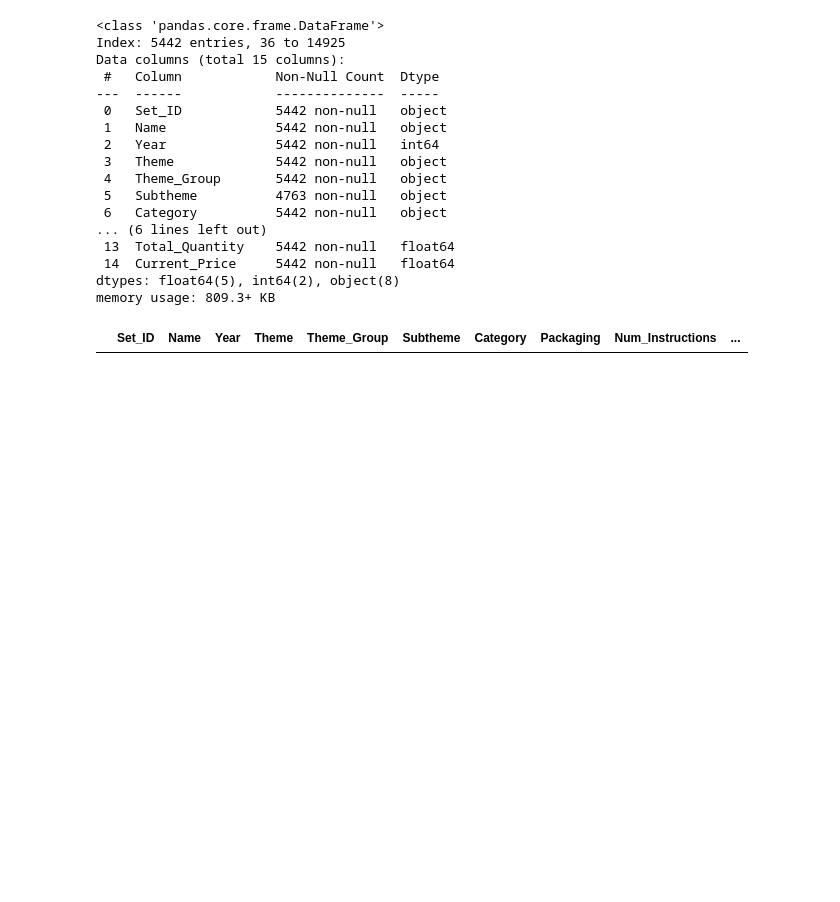
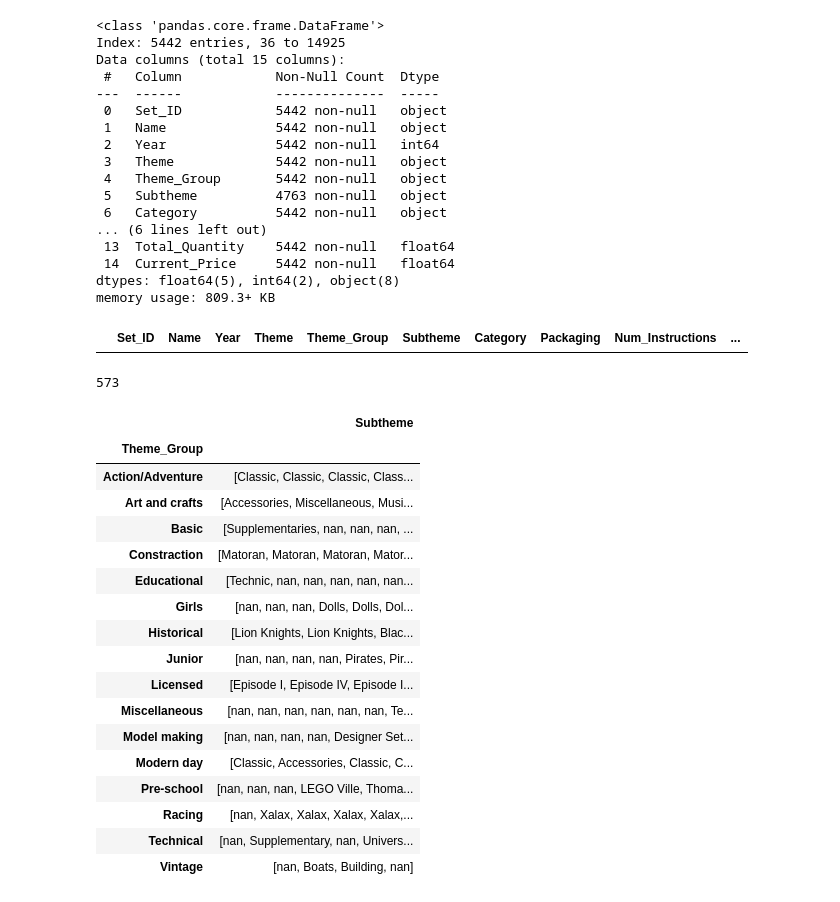
Before and after one commit to nika953/LEGO_Dataset, a Jupyter notebook: LEGO.ipynb, the cells around one changed output. Saved outputs shown, nothing was run; the diff lists cells and outputs as text; code cells hidden in the pictures; blank space fills up the shorter version.

```diff
--- a/LEGO.ipynb
+++ b/LEGO.ipynb
@@ -295,3 +247,32 @@ memory usage: 809.3+ KB
 new_lego[new_lego['Pieces'].isna() == True]
 # %% [output]
 |  | Set_ID | Name | Year | Theme | Theme_Group | Subtheme | Category | Packaging | Num_Instructions | ... |
+# %%
+len(new_lego['Subtheme'].unique())
+# %% [output]
+573
+# %%
+sub = new_lego.groupby('Theme_Group').agg(
+    Subtheme= ('Subtheme', lambda x:list(x))
+)
+# %%
+sub
+# %% [output]
+|  | Subtheme |
+| Theme_Group |  |
+| Action/Adventure | [Classic, Classic, Classic, Class... |
+| Art and crafts | [Accessories, Miscellaneous, Musi... |
+| Basic | [Supplementaries, nan, nan, nan, ... |
+| Constraction | [Matoran, Matoran, Matoran, Mator... |
+| Educational | [Technic, nan, nan, nan, nan, nan... |
+| Girls | [nan, nan, nan, Dolls, Dolls, Dol... |
+| Historical | [Lion Knights, Lion Knights, Blac... |
+| Junior | [nan, nan, nan, nan, Pirates, Pir... |
+| Licensed | [Episode I, Episode IV, Episode I... |
+| Miscellaneous | [nan, nan, nan, nan, nan, nan, Te... |
+| Model making | [nan, nan, nan, nan, Designer Set... |
+| Modern day | [Classic, Accessories, Classic, C... |
+| Pre-school | [nan, nan, nan, LEGO Ville, Thoma... |
+| Racing | [nan, Xalax, Xalax, Xalax, Xalax,... |
+| Technical | [nan, Supplementary, nan, Univers... |
+| Vintage | [nan, Boats, Building, nan] |
```
Also changed, not shown: parts of 11 cells of this notebook.
